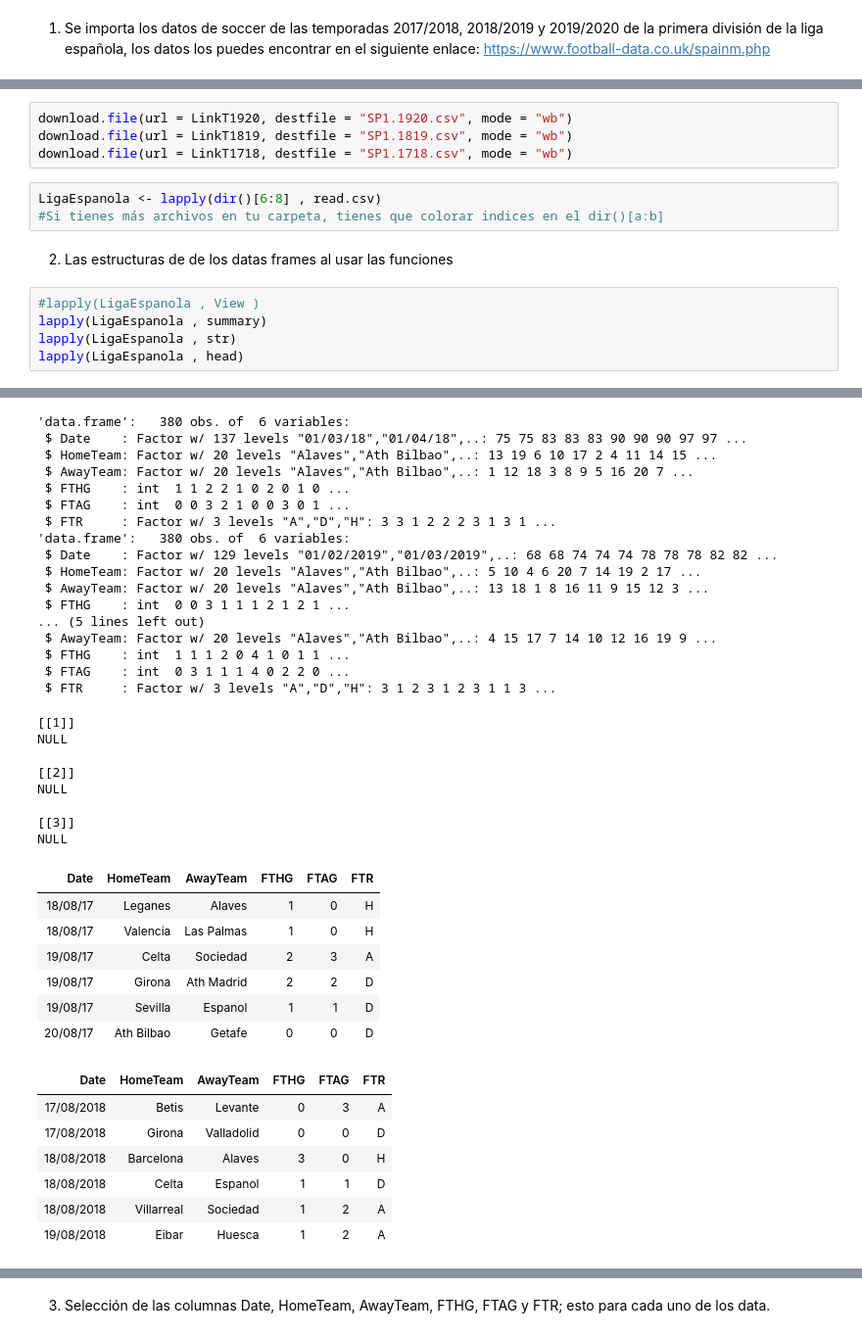
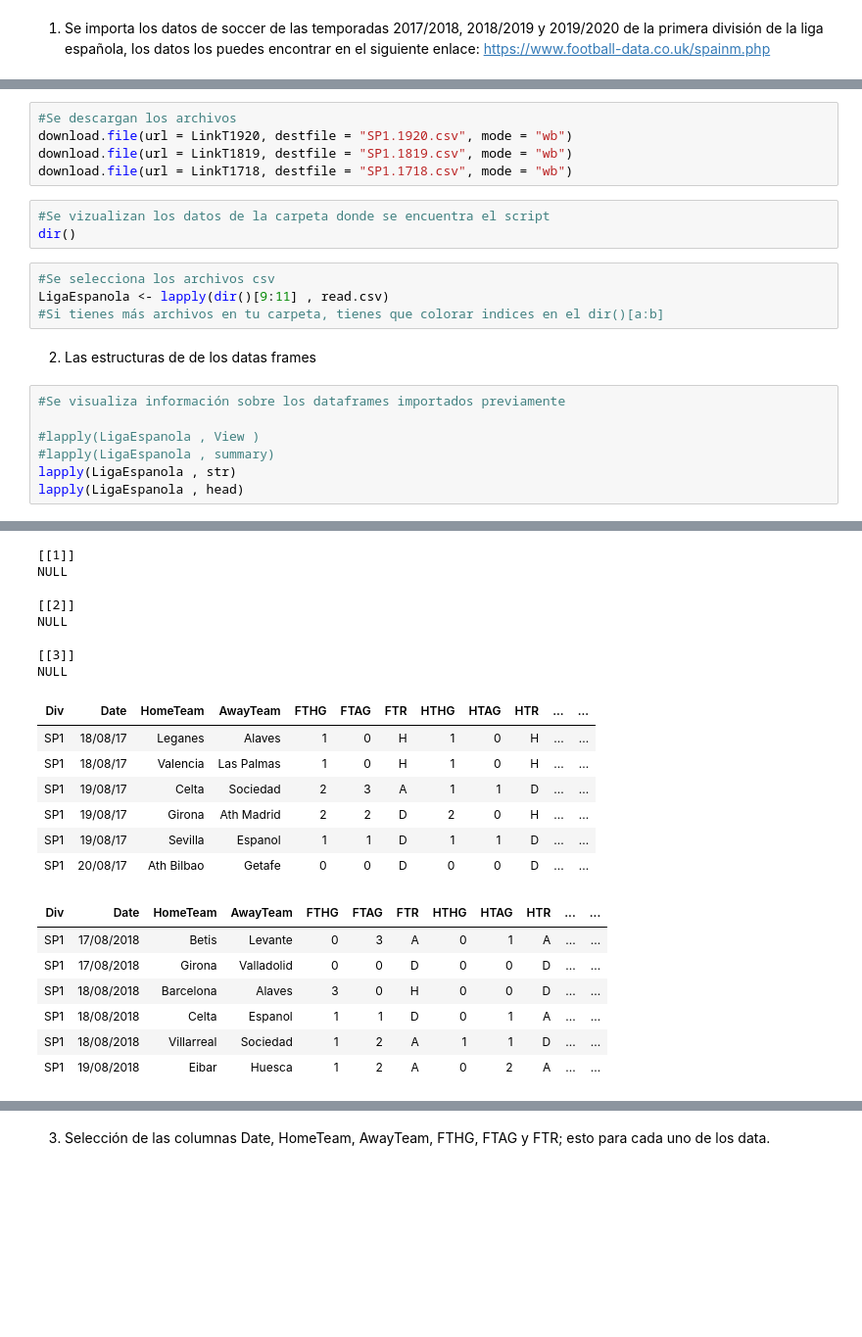
Before and after one commit to Felix-07/Proyecto-Final-R, a Jupyter notebook: PostWork.ipynb, the cells around one changed output, grey strips where cells are left out. Shown: that part at 98% size. Drawn from its saved outputs; the diff is of its cells as text; blank space fills up the shorter version.

```diff
--- a/PostWork.ipynb
+++ b/PostWork.ipynb
@@ -157,17 +148,24 @@ LinkT1718 <- "https://www.football-data.co.uk/mmz4281/1718/SP1.csv"
 LinkT1819 <- "https://www.football-data.co.uk/mmz4281/1819/SP1.csv"
 LinkT1920 <- "https://www.football-data.co.uk/mmz4281/1920/SP1.csv"
 # %%
+#Se descargan los archivos
 download.file(url = LinkT1920, destfile = "SP1.1920.csv", mode = "wb")
 download.file(url = LinkT1819, destfile = "SP1.1819.csv", mode = "wb")
 download.file(url = LinkT1718, destfile = "SP1.1718.csv", mode = "wb")
+# %%
+#Se vizualizan los datos de la carpeta donde se encuentra el script
+dir()
 # %%
-LigaEspanola <- lapply(dir()[6:8] , read.csv)
+#Se selecciona los archivos csv
+LigaEspanola <- lapply(dir()[9:11] , read.csv)
 #Si tienes más archivos en tu carpeta, tienes que colorar indices en el dir()[a:b]
 # %% [markdown]
-2. Las estructuras de de los datas frames al usar las funciones
+2. Las estructuras de de los datas frames
 # %%
+#Se visualiza información sobre los dataframes importados previamente
+
 #lapply(LigaEspanola , View )
-lapply(LigaEspanola , summary)
+#lapply(LigaEspanola , summary)
 lapply(LigaEspanola , str)
 lapply(LigaEspanola , head)
 # %% [output]
@@ -191,39 +189,22 @@ lapply(LigaEspanola , head)
-'data.frame':   380 obs. of  6 variables:
- $ Date    : Factor w/ 137 levels "01/03/18","01/04/18",..: 75 75 83 83 83 90 90 90 97 97 ...
- $ HomeTeam: Factor w/ 20 levels "Alaves","Ath Bilbao",..: 13 19 6 10 17 2 4 11 14 15 ...
- $ AwayTeam: Factor w/ 20 levels "Alaves","Ath Bilbao",..: 1 12 18 3 8 9 5 16 20 7 ...
- $ FTHG    : int  1 1 2 2 1 0 2 0 1 0 ...
- $ FTAG    : int  0 0 3 2 1 0 0 3 0 1 ...
- $ FTR     : Factor w/ 3 levels "A","D","H": 3 3 1 2 2 2 3 1 3 1 ...
-'data.frame':   380 obs. of  6 variables:
- $ Date    : Factor w/ 129 levels "01/02/2019","01/03/2019",..: 68 68 74 74 74 78 78 78 82 82 ...
- $ HomeTeam: Factor w/ 20 levels "Alaves","Ath Bilbao",..: 5 10 4 6 20 7 14 19 2 17 ...
- $ AwayTeam: Factor w/ 20 levels "Alaves","Ath Bilbao",..: 13 18 1 8 16 11 9 15 12 3 ...
- $ FTHG    : int  0 0 3 1 1 1 2 1 2 1 ...
-... (5 lines left out)
- $ AwayTeam: Factor w/ 20 levels "Alaves","Ath Bilbao",..: 4 15 17 7 14 10 12 16 19 9 ...
- $ FTHG    : int  1 1 1 2 0 4 1 0 1 1 ...
- $ FTAG    : int  0 3 1 1 1 4 0 2 2 0 ...
- $ FTR     : Factor w/ 3 levels "A","D","H": 3 1 2 3 1 2 3 1 1 3 ...
+[[1]]
+NULL
+
+[[2]]
+NULL
+
+[[3]]
+NULL
-[[1]]
-NULL
-
-[[2]]
-NULL
-
-[[3]]
-NULL
-| Date | HomeTeam | AwayTeam | FTHG | FTAG | FTR |
-| 18/08/17 | Leganes | Alaves | 1 | 0 | H |
-| 18/08/17 | Valencia | Las Palmas | 1 | 0 | H |
-| 19/08/17 | Celta | Sociedad | 2 | 3 | A |
-| 19/08/17 | Girona | Ath Madrid | 2 | 2 | D |
-| 19/08/17 | Sevilla | Espanol | 1 | 1 | D |
-| 20/08/17 | Ath Bilbao | Getafe | 0 | 0 | D |
+| Div | Date | HomeTeam | AwayTeam | FTHG | FTAG | FTR | HTHG | HTAG | HTR | ... | ... |
+| SP1 | 18/08/17 | Leganes | Alaves | 1 | 0 | H | 1 | 0 | H | ... | ... |
+| SP1 | 18/08/17 | Valencia | Las Palmas | 1 | 0 | H | 1 | 0 | H | ... | ... |
+| SP1 | 19/08/17 | Celta | Sociedad | 2 | 3 | A | 1 | 1 | D | ... | ... |
+| SP1 | 19/08/17 | Girona | Ath Madrid | 2 | 2 | D | 2 | 0 | H | ... | ... |
+| SP1 | 19/08/17 | Sevilla | Espanol | 1 | 1 | D | 1 | 1 | D | ... | ... |
+| SP1 | 20/08/17 | Ath Bilbao | Getafe | 0 | 0 | D | 0 | 0 | D | ... | ... |
-| Date | HomeTeam | AwayTeam | FTHG | FTAG | FTR |
-| 17/08/2018 | Betis | Levante | 0 | 3 | A |
-| 17/08/2018 | Girona | Valladolid | 0 | 0 | D |
-| 18/08/2018 | Barcelona | Alaves | 3 | 0 | H |
-| 18/08/2018 | Celta | Espanol | 1 | 1 | D |
-| 18/08/2018 | Villarreal | Sociedad | 1 | 2 | A |
-| 19/08/2018 | Eibar | Huesca | 1 | 2 | A |
+| Div | Date | HomeTeam | AwayTeam | FTHG | FTAG | FTR | HTHG | HTAG | HTR | ... | ... |
+| SP1 | 17/08/2018 | Betis | Levante | 0 | 3 | A | 0 | 1 | A | ... | ... |
+| SP1 | 17/08/2018 | Girona | Valladolid | 0 | 0 | D | 0 | 0 | D | ... | ... |
+| SP1 | 18/08/2018 | Barcelona | Alaves | 3 | 0 | H | 0 | 0 | D | ... | ... |
+| SP1 | 18/08/2018 | Celta | Espanol | 1 | 1 | D | 0 | 1 | A | ... | ... |
+| SP1 | 18/08/2018 | Villarreal | Sociedad | 1 | 2 | A | 1 | 1 | D | ... | ... |
+| SP1 | 19/08/2018 | Eibar | Huesca | 1 | 2 | A | 0 | 2 | A | ... | ... |
```
Also changed, not shown: parts of 91 cells of this notebook.
